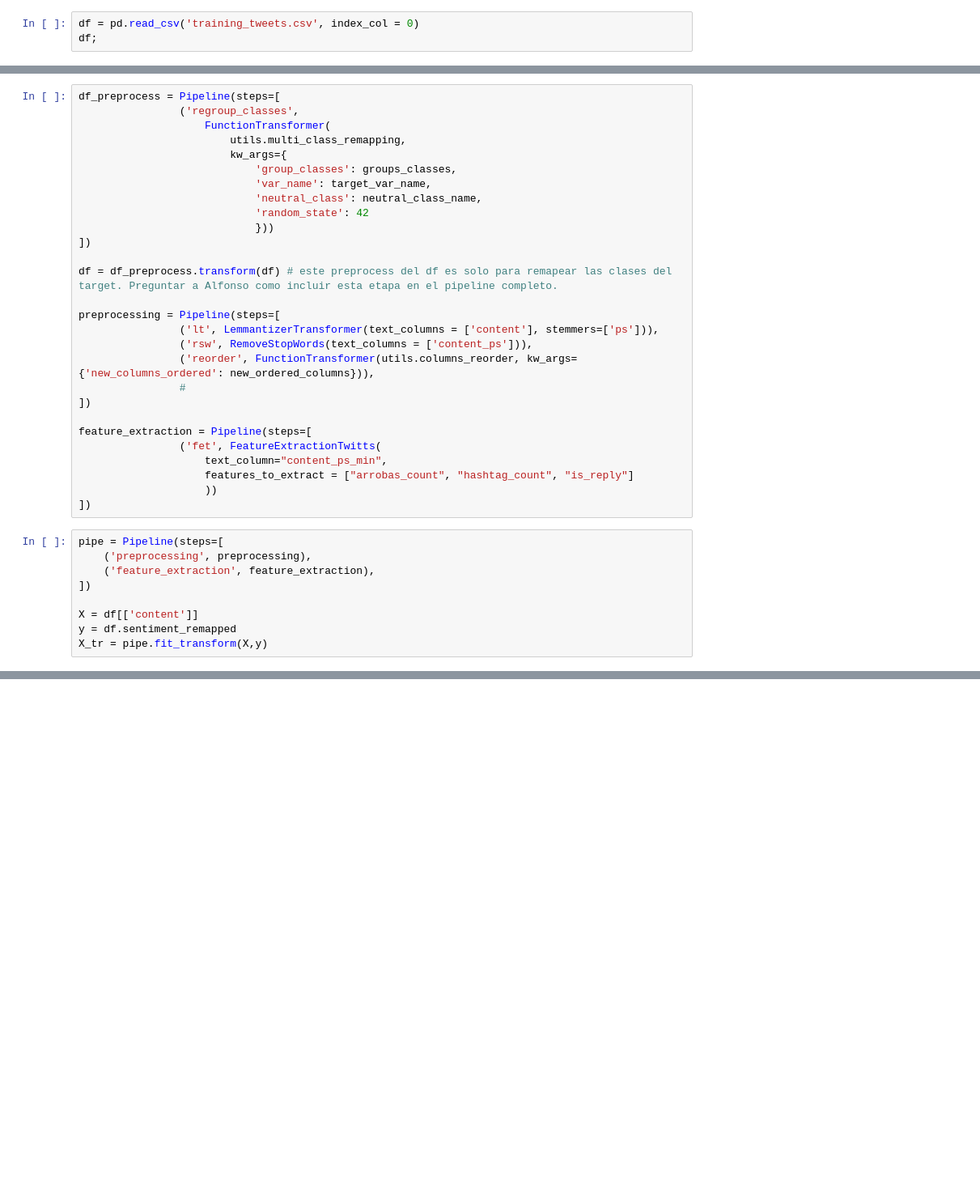
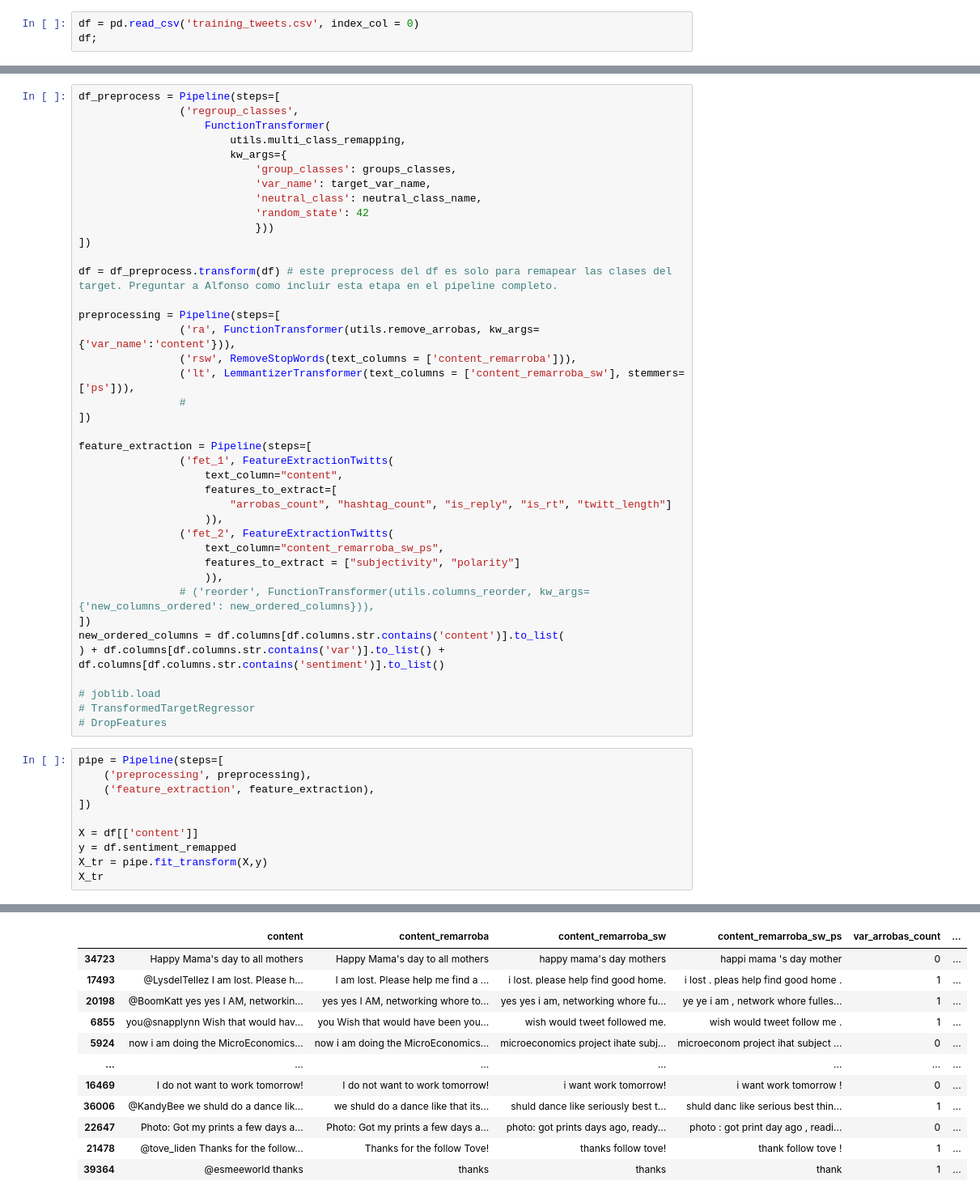
Before and after one commit to tomaspemora/desafio-latam-tareas-BA-TP, a Jupyter notebook: machine_learning/prueba/twitter/twitter.ipynb, the cells around one changed output, grey strips where cells are left out. Shown at 81% size. Saved outputs shown, nothing was run; the diff lists cells and outputs as text; blank space fills up the shorter version.

```diff
--- a/machine_learning/prueba/twitter/twitter.ipynb
+++ b/machine_learning/prueba/twitter/twitter.ipynb
@@ -82,18 +80,30 @@ df_preprocess = Pipeline(steps=[
 df = df_preprocess.transform(df) # este preprocess del df es solo para remapear las clases del target. Preguntar a Alfonso como incluir esta etapa en el pipeline completo.
 
 preprocessing = Pipeline(steps=[
-                ('lt', LemmantizerTransformer(text_columns = ['content'], stemmers=['ps'])),
-                ('rsw', RemoveStopWords(text_columns = ['content_ps'])),
-                ('reorder', FunctionTransformer(utils.columns_reorder, kw_args={'new_columns_ordered': new_ordered_columns})),
+                ('ra', FunctionTransformer(utils.remove_arrobas, kw_args= {'var_name':'content'})),
+                ('rsw', RemoveStopWords(text_columns = ['content_remarroba'])),
+                ('lt', LemmantizerTransformer(text_columns = ['content_remarroba_sw'], stemmers=['ps'])),
                 #
 ])
 
 feature_extraction = Pipeline(steps=[
-                ('fet', FeatureExtractionTwitts(
-                    text_column="content_ps_min",
-                    features_to_extract = ["arrobas_count", "hashtag_count", "is_reply"]
-                    ))
+                ('fet_1', FeatureExtractionTwitts(
+                    text_column="content",
+                    features_to_extract=[
+                        "arrobas_count", "hashtag_count", "is_reply", "is_rt", "twitt_length"]
+                    )),
+                ('fet_2', FeatureExtractionTwitts(
+                    text_column="content_remarroba_sw_ps",
+                    features_to_extract = ["subjectivity", "polarity"]
+                    )),
+                # ('reorder', FunctionTransformer(utils.columns_reorder, kw_args={'new_columns_ordered': new_ordered_columns})),
 ])
+new_ordered_columns = df.columns[df.columns.str.contains('content')].to_list(
+) + df.columns[df.columns.str.contains('var')].to_list() + df.columns[df.columns.str.contains('sentiment')].to_list()
+
+# joblib.load
+# TransformedTargetRegressor
+# DropFeatures
 # %%
 pipe = Pipeline(steps=[
     ('preprocessing', preprocessing),
@@ -103,3 +113,5 @@ pipe = Pipeline(steps=[
 X = df[['content']]
 y = df.sentiment_remapped
 X_tr = pipe.fit_transform(X,y)
+X_tr
+# %% [output]
@@ -105,0 +123,12 @@ X_tr = pipe.fit_transform(X,y)
+|  | content | content_remarroba | content_remarroba_sw | content_remarroba_sw_ps | var_arrobas_count | ... |
+| 34723 | Happy Mama's day to all mothers | Happy Mama's day to all mothers | happy mama's day mothers | happi mama 's day mother | 0 | ... |
+| 17493 | @LysdelTellez I am lost. Please h... | I am lost. Please help me find a ... | i lost. please help find good home. | i lost . pleas help find good home . | 1 | ... |
+| 20198 | @BoomKatt yes yes I AM, networkin... | yes yes I AM, networking whore to... | yes yes i am, networking whore fu... | ye ye i am , network whore fulles... | 1 | ... |
+| 6855 | you@snapplynn Wish that would hav... | you Wish that would have been you... | wish would tweet followed me. | wish would tweet follow me . | 1 | ... |
+| 5924 | now i am doing the MicroEconomics... | now i am doing the MicroEconomics... | microeconomics project ihate subj... | microeconom project ihat subject ... | 0 | ... |
+| ... | ... | ... | ... | ... | ... | ... |
+| 16469 | I do not want to work tomorrow! | I do not want to work tomorrow! | i want work tomorrow! | i want work tomorrow ! | 0 | ... |
+| 36006 | @KandyBee we shuld do a dance lik... | we shuld do a dance like that its... | shuld dance like seriously best t... | shuld danc like serious best thin... | 1 | ... |
+| 22647 | Photo: Got my prints a few days a... | Photo: Got my prints a few days a... | photo: got prints days ago, ready... | photo : got print day ago , readi... | 0 | ... |
+| 21478 | @tove_liden Thanks for the follow... | Thanks for the follow Tove! | thanks follow tove! | thank follow tove ! | 1 | ... |
+| 39364 | @esmeeworld thanks | thanks | thanks | thank | 1 | ... |
```
Also changed, not shown: parts of 6 cells of this notebook, 1 other file.
